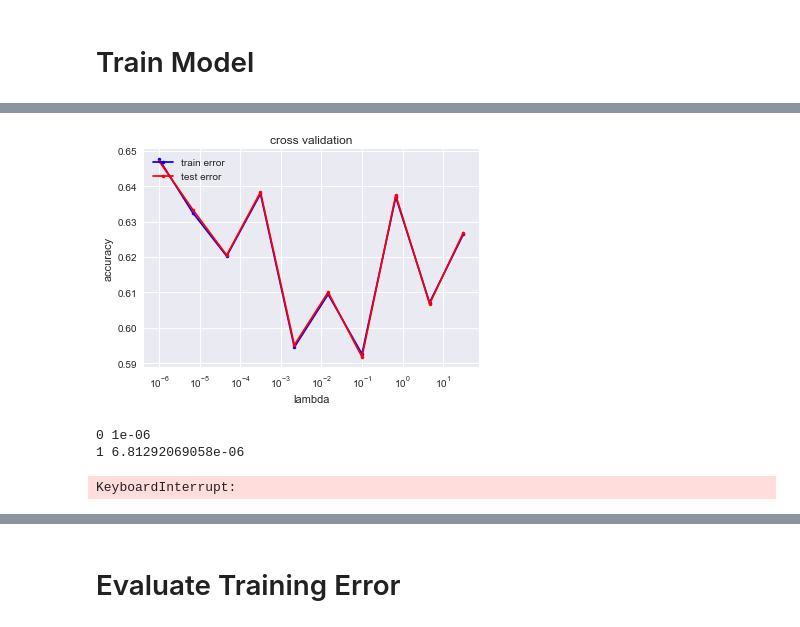
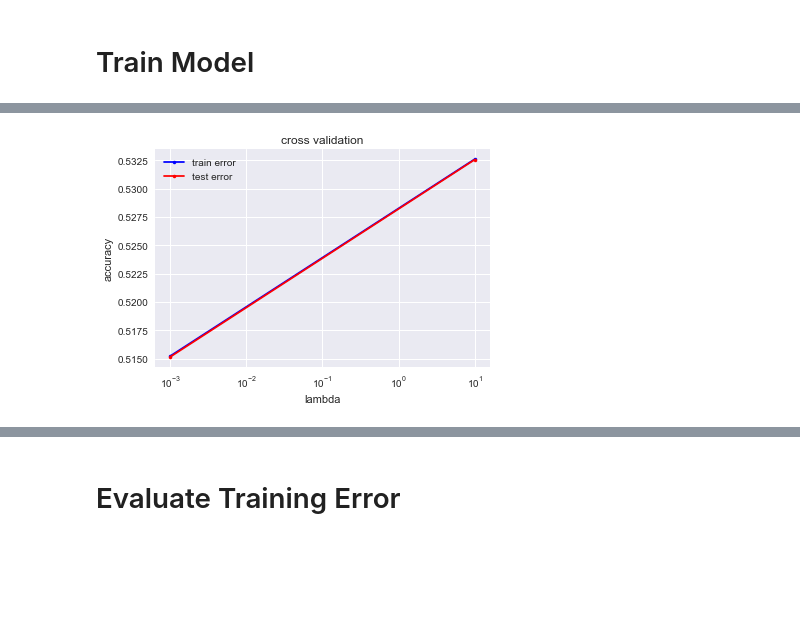
Before and after one commit to doggydigit/HiggsBosonDetection, a Jupyter notebook: workspace/pipeline.ipynb, the cells around one changed output, grey strips where cells are left out. Cells and saved outputs as stored; diff of their text form; code cells hidden in the pictures; blank space fills up the shorter version.

```diff
--- a/workspace/pipeline.ipynb
+++ b/workspace/pipeline.ipynb
@@ -45,4 +45,10 @@ print(headers)
  'PRI_met' 'PRI_met_phi' 'PRI_met_sumet' 'PRI_jet_num' 'PRI_jet_leading_pt'
  'PRI_jet_leading_eta' 'PRI_jet_leading_phi' 'PRI_jet_subleading_pt'
  'PRI_jet_subleading_eta' 'PRI_jet_subleading_phi' 'PRI_jet_all_pt']
+# %%
+mask0 = [4, 5, 6, 12, 23, 24, 25, 26, 27, 28]
+mask_no_jets = np.ones(len(headers), dtype=bool)
+mask_no_jets[mask0] = False
+traindata = traindata[:, mask_no_jets]
+headers = headers[mask_no_jets]
 # %%
@@ -112,3 +82,5 @@ features, _, _ = standardize(features)
+# %%
+targets[targets == -1] = 0
 # %% [markdown]
 # Train Model
 # %%
@@ -119,4 +87,0 @@ gamma = 0.0001
-# %%
-for j in range(0,300):
-    for i in range(0,nr_training_iterations):
-        weights = sgd_step(targets[i], features[i,:], weights, gamma)
@@ -147,8 +91,8 @@ weights_ridge = ridge_regression(targets, features, lambda_ = 0.002)
 def cross_validation_demo(x,y, degree):
     seed = 54
     #degree = 3
-    k_fold = 5
-    lambdas = np.logspace(-6, 1.5, 10)
+    k_fold = 4
+    lambdas = np.logspace(-3, 1, 2)
     # split data in k fold
     k_indices = build_k_indices(y, k_fold, seed)
     # define lists to store the loss of training data and test data
@@ -163,9 +107,9 @@ def cross_validation_demo(x,y, degree):
     for ind, lambda_ in enumerate(lambdas):
         print(ind, lambda_)
         rmse_tr[ind], rmse_te[ind] = cross_validation(y, x, k_indices, k_fold, lambda_, degree, "logistic",
-                                                      1000000, 0.00005)
+                                                      1000000, gamma = 0.000001)
     cross_validation_visualization(lambdas, rmse_tr, rmse_te)
 # %%
-for i in range(1,3):
+for i in range(2,3):
     cross_validation_demo(traindata, targets, i)
 # %% [output]
@@ -182,4 +150 @@ for i in range(1,3):
-[figure, old version]
+[figure, new version]
-0 1e-06
-1 6.81292069058e-06
-KeyboardInterrupt:
```
Also changed, not shown: parts of 23 cells of this notebook.
